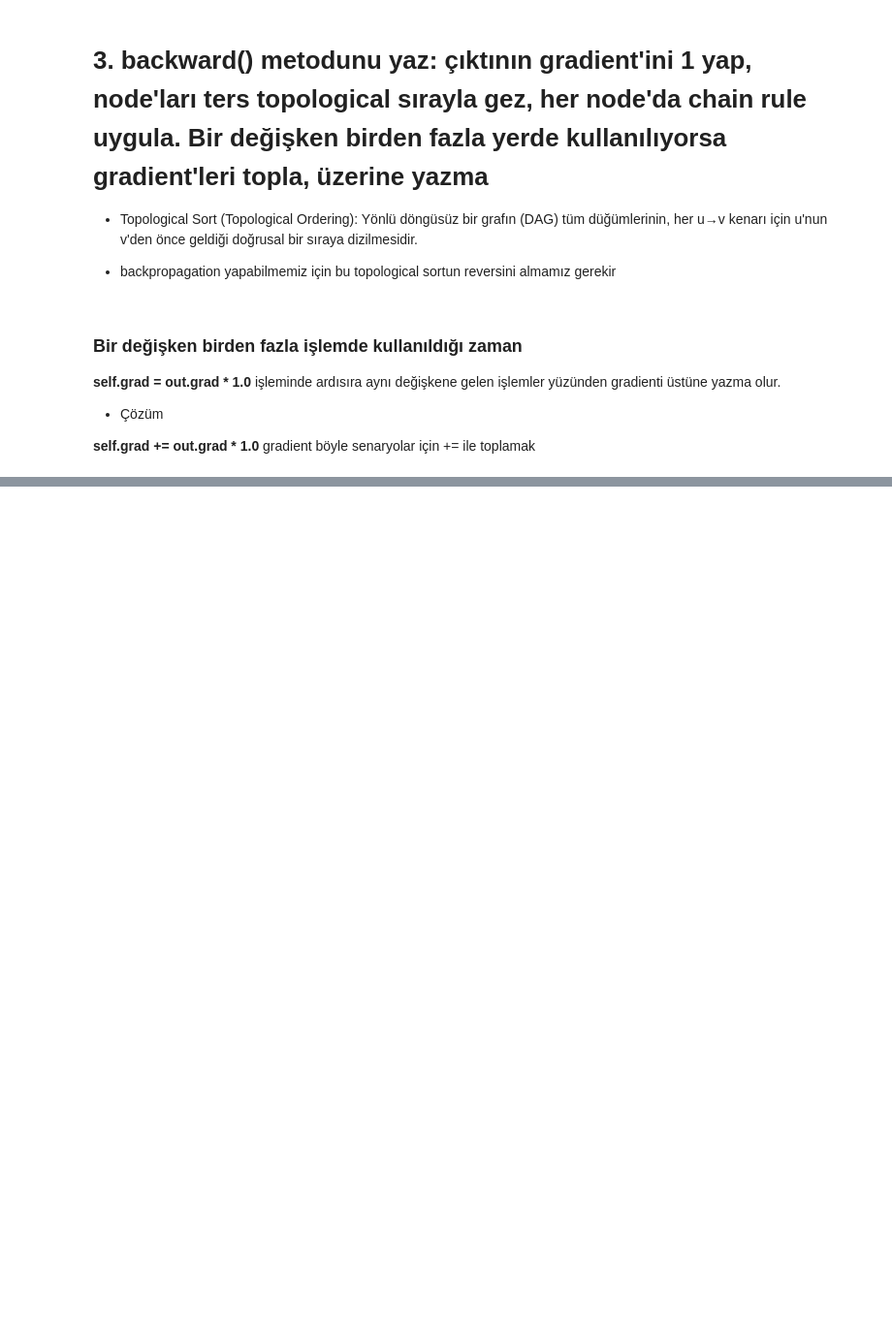
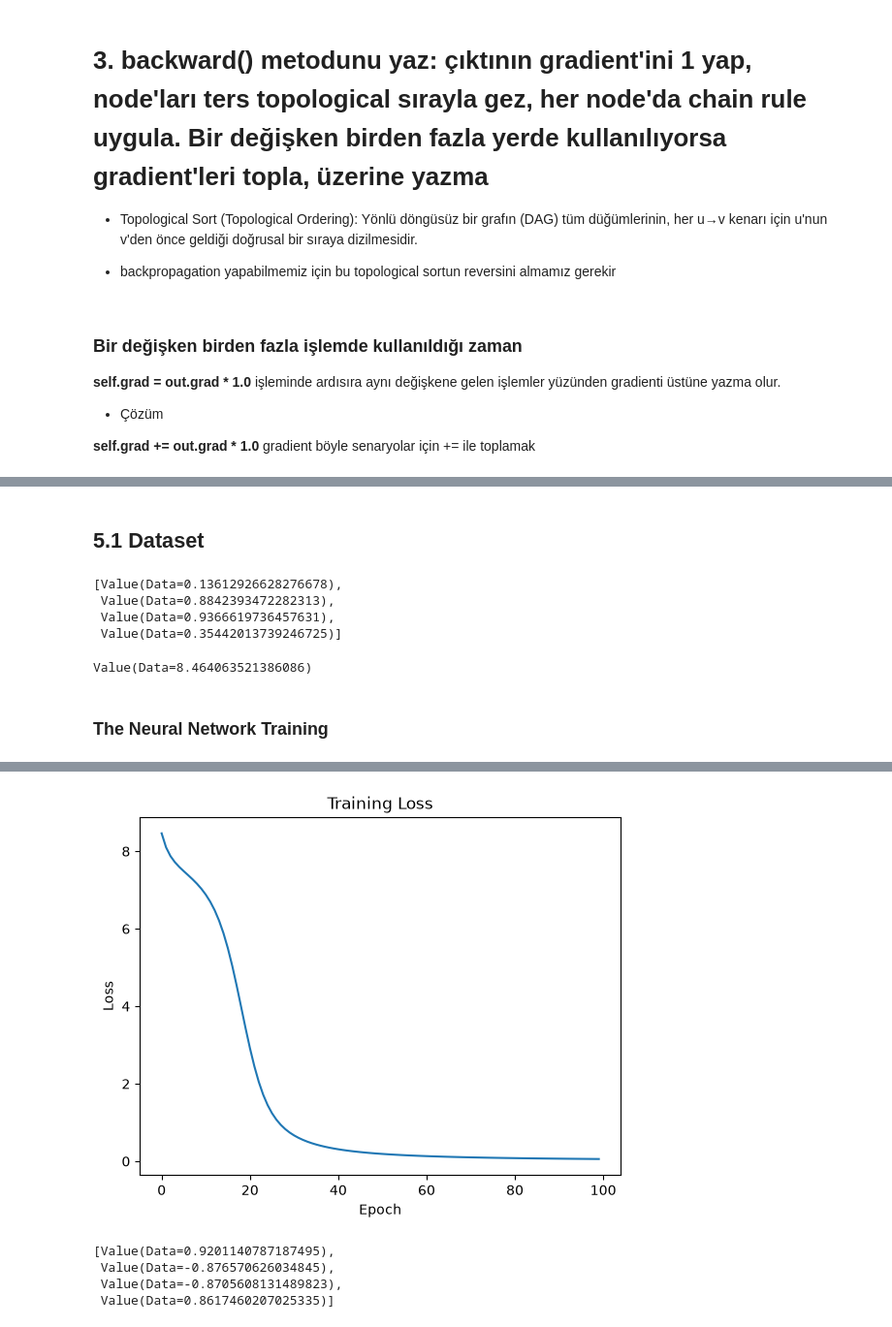
Before and after one commit to EdizArkin/yz50, a Jupyter notebook: w2_backpropagation.ipynb, the cells around one changed output, grey strips where cells are left out. Shown at 97% size. Saved outputs shown, nothing was run; the diff lists cells and outputs as text; code cells hidden in the pictures; blank space fills up the shorter version.

```diff
--- a/w2_backpropagation.ipynb
+++ b/w2_backpropagation.ipynb
@@ -644,0 +850,25 @@ draw_dot(o)
+# %% [markdown]
+## 5.1 Dataset
+# %%
+xs = [
+  [2.0, 3.0, -1.0],
+  [3.0, -1.0, 0.5],
+  [0.5, 1.0, 1.0],
+  [1.0, 1.0, -1.0],
+]
+ys = [1.0, -1.0, -1.0, 1.0] # desired targets
+
+ys_pred = [n(x) for x in xs] # predicted outputs
+
+ys_pred # print predicted outputs
+# %% [output]
+[Value(Data=0.13612926628276678),
+ Value(Data=0.8842393472282313),
+ Value(Data=0.9366619736457631),
+ Value(Data=0.35442013739246725)]
+# %%
+# SSE
+loss = sum((yout - ygt)**2 for ygt, yout in zip(ys, ys_pred)) # calculate the loss for each output
+loss
+# %% [output]
+Value(Data=8.464063521386086)
@@ -644,0 +877,35 @@ draw_dot(o)
+# %% [markdown]
+### The Neural Network Training
+# %%
+import matplotlib.pyplot as plt
+epochs = 100
+
+losses = []
+
+for epoch in range(epochs):
+    # forward pass
+    ys_pred = [n(x) for x in xs] # predicted outputs
+    # calculate the loss for each output
+    loss = sum((yout - ygt)**2 for ygt, yout in zip(ys, ys_pred))
+    losses.append(loss.data)
+
+    # backward pass
+    for p in n.parameters(): # ! if you don't reset the gradients to zero, the gradients will accumulate over epochs, which is not what we want. We want to compute the gradients for each epoch separately.
+        p.grad = 0.0 # reset gradients to zero before backward pass
+    # Backpropagation
+    loss.backward() # compute gradients for all parameters in the network
+
+    # Gradient descent / Formula: w = w - learning_rate * dw
+    # update parameters using gradient descent
+    learning_rate = 0.01
+    for p in n.parameters():
+        p.data -= learning_rate * p.grad # update parameter using gradient descent
+
+    print(f"Epoch {epoch+1}/{epochs}, Loss: {loss.data:.4f}")
+
+plt.plot(losses)
+plt.xlabel("Epoch")
+plt.ylabel("Loss")
+plt.title("Training Loss")
+plt.show()
+# %% [output]
@@ -644,0 +929,8 @@ draw_dot(o)
+[figure, added]
+# %%
+ys_pred
+# %% [output]
+[Value(Data=0.9201140787187495),
+ Value(Data=-0.876570626034845),
+ Value(Data=-0.8705608131489823),
+ Value(Data=0.8617460207025335)]
```
Also changed, not shown: parts of 15 cells of this notebook, 1 other file.
